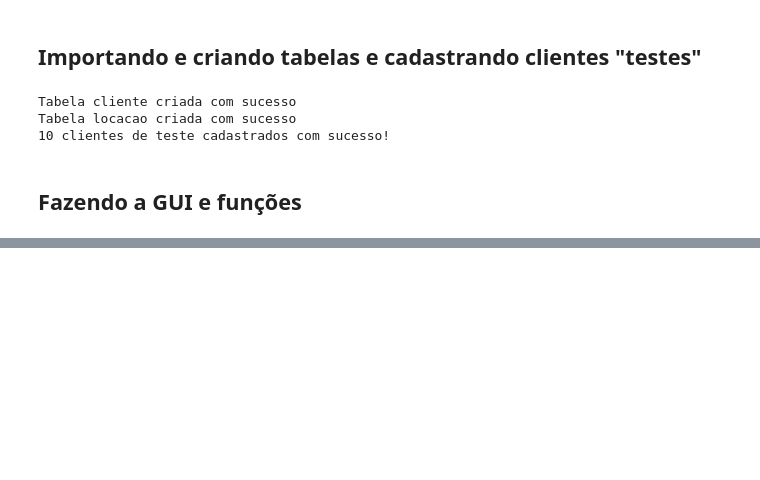
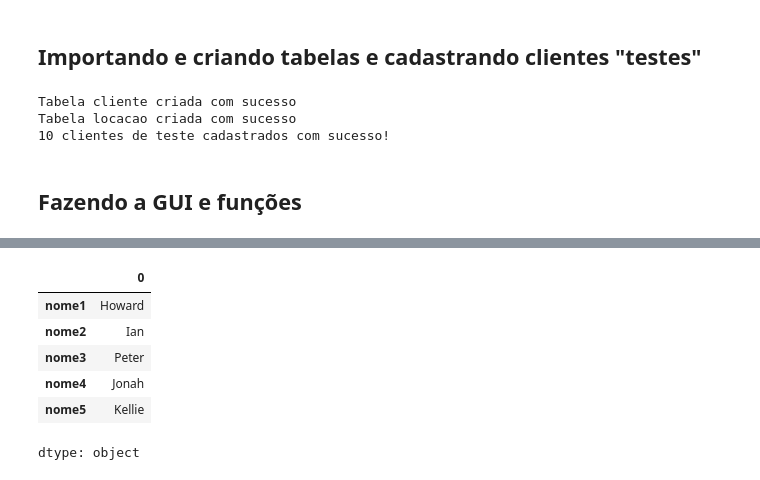
Before and after one commit to zzleozz100/linguagem-de-programacao, a Jupyter notebook: aulas.ipynb, the cells around one changed output, grey strips where cells are left out. Saved outputs shown, nothing was run; the diff lists cells and outputs as text; code cells hidden in the pictures; blank space fills up the shorter version.

```diff
--- a/aulas.ipynb
+++ b/aulas.ipynb
@@ -1109,0 +1111,17 @@ display(cep_input, output_cep)
+# %%
+dados = {
+    'nome1': 'Howard',
+    'nome2': 'Ian',
+    'nome3': 'Peter',
+    'nome4': 'Jonah',
+    'nome5': 'Kellie',
+}
+pd.Series(dados) # Cria uma Series com um dicionário
+# %% [output]
+|  | 0 |
+| nome1 | Howard |
+| nome2 | Ian |
+| nome3 | Peter |
+| nome4 | Jonah |
+| nome5 | Kellie |
+dtype: object
```
Also changed, not shown: parts of 14 cells of this notebook.
